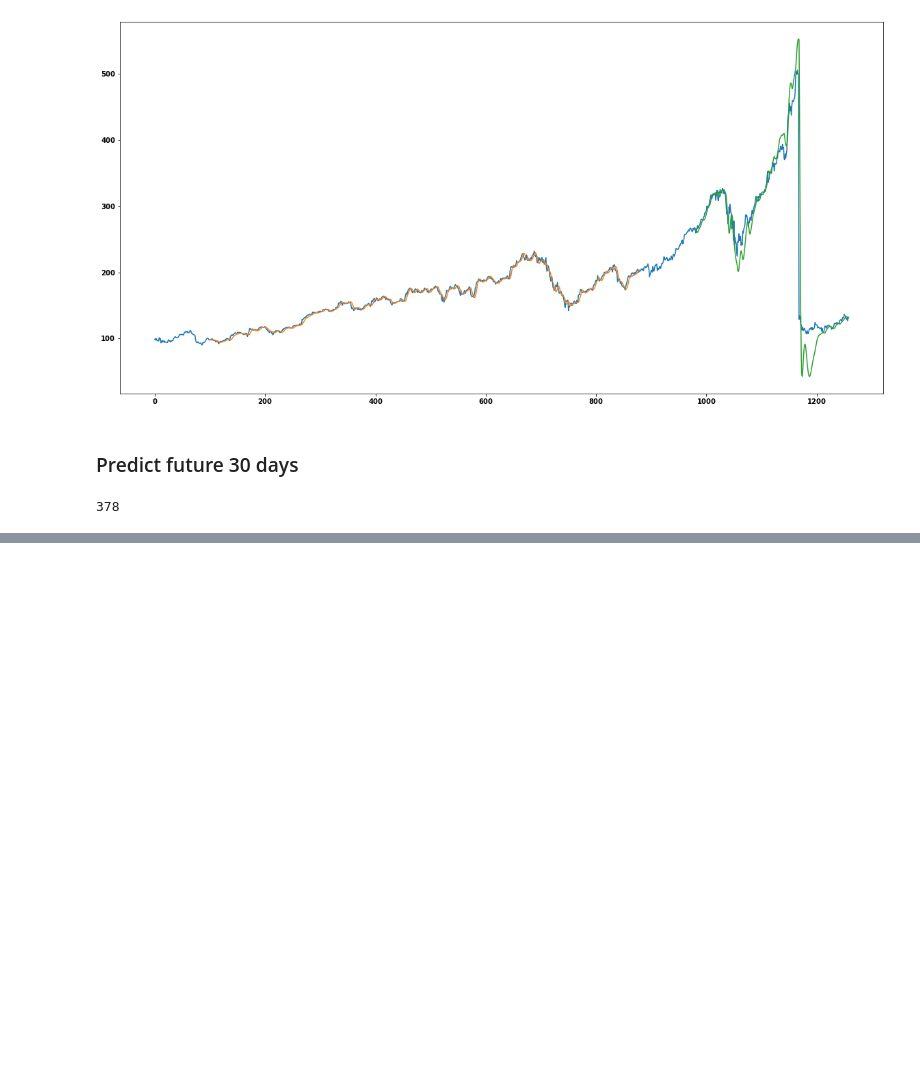
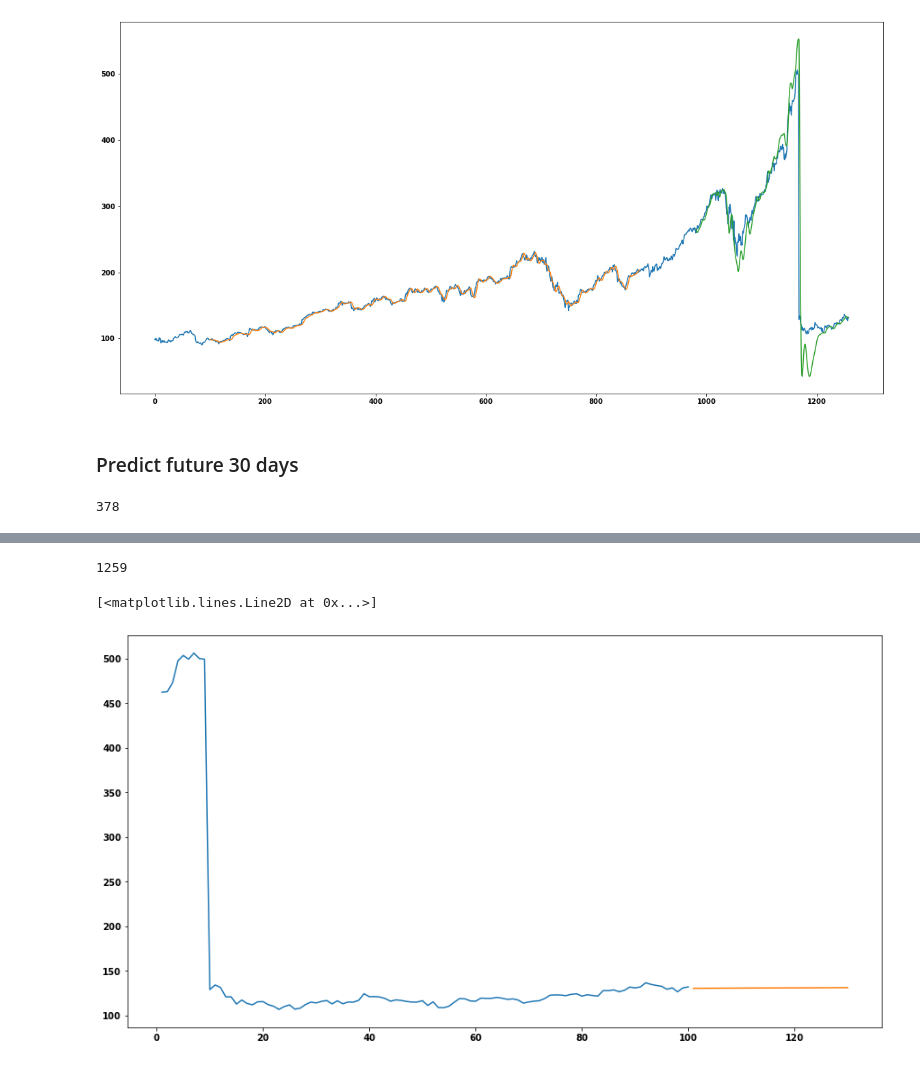
Before and after one commit to tigju/apple-stock-price-prediction-forecasting, a Jupyter notebook: lstm.ipynb, the cells around one changed output, grey strips where cells are left out. Cells and saved outputs as stored; diff of their text form; code cells hidden in the pictures; blank space fills up the shorter version.

Commit message:
Predict for next 30 days

```diff
--- a/lstm.ipynb
+++ b/lstm.ipynb
@@ -219,0 +250,3 @@ len(test)
+# %%
+temp_input = list(x_input)
+temp_input = temp_input[0].tolist()
@@ -219,0 +273,33 @@ len(test)
+# %%
+# prediction for the next 30 days
+
+lst_output=[]
+n_steps=100
+i=0
+while(i<30):
+
+    if(len(temp_input)>100):
+        #print(temp_input)
+        x_input=np.array(temp_input[1:])
+        print("{} day input {}".format(i,x_input))
+        x_input=x_input.reshape(1,-1)
+        x_input = x_input.reshape((1, n_steps, 1))
+        #print(x_input)
+        yhat = model.predict(x_input, verbose=0)
+        print("{} day output {}".format(i,yhat))
+        temp_input.extend(yhat[0].tolist())
+        temp_input=temp_input[1:]
+        #print(temp_input)
+        lst_output.extend(yhat.tolist())
+        i=i+1
+    else:
+        x_input = x_input.reshape((1, n_steps,1))
+        yhat = model.predict(x_input, verbose=0)
+        print(yhat[0])
+        temp_input.extend(yhat[0].tolist())
+#         print(len(temp_input))
+        lst_output.extend(yhat.tolist())
+        i=i+1
+
+
+print(lst_output)
@@ -219,0 +324,14 @@ len(test)
+# %%
+day_new=np.arange(1,101)
+day_pred=np.arange(101,131)
+# %%
+len(df)
+# %% [output]
+1259
+# %%
+plt.figure(figsize=(15,8))
+plt.plot(day_new,scaler.inverse_transform(df[1159:]))
+plt.plot(day_pred,scaler.inverse_transform(lst_output))
+# %% [output]
+[<matplotlib.lines.Line2D at 0x...>]
+[figure, added]
```
Also changed, not shown: parts of 7 cells of this notebook.
